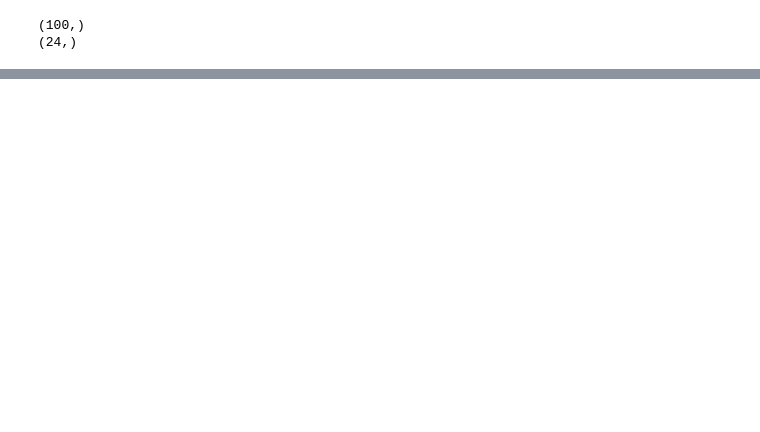
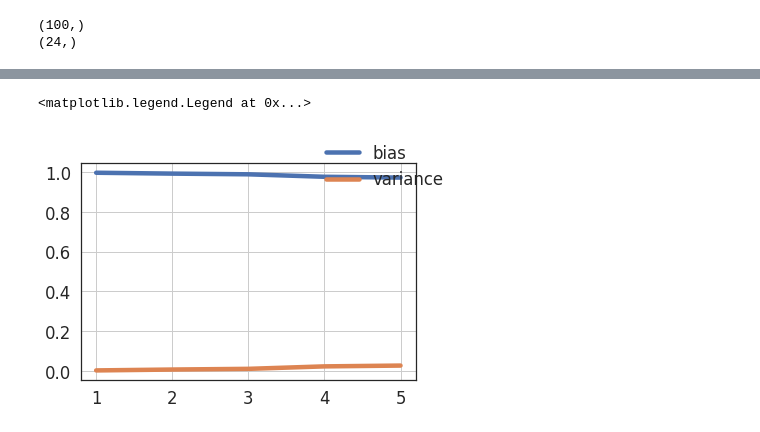
Before and after one commit to kaaja/ADAML, a Jupyter notebook: m1/m1BootstrapTesting.ipynb, the cells around one changed output, grey strips where cells are left out. Saved outputs shown, nothing was run; the diff lists cells and outputs as text; code cells hidden in the pictures; blank space fills up the shorter version.

```diff
--- a/m1/m1BootstrapTesting.ipynb
+++ b/m1/m1BootstrapTesting.ipynb
@@ -53,0 +97,12 @@ ValueError: x and y must have same first dimension, but have shapes (24,) and (1
+# %%
+fig, ax = plt.subplots()
+stop = 5
+ax.plot(degrees[:stop], bias2UnknownF[:stop]/totalUnknownF[:stop])
+ax.plot(degrees[:stop], sdUnknownF[:stop]/totalUnknownF[:stop])
+#ax.plot(degrees, totalUnknownF/totalUnknownF)
+#ax.plot(degrees, tst1.mseBootstrap)
+legends = ['bias', 'variance', 'total']#, 'MSE scikit']
+fig.legend(legends)
+# %% [output]
+<matplotlib.legend.Legend at 0x...>
+[figure, added]
```
Also changed, not shown: parts of 7 cells of this notebook, 3 other files.
